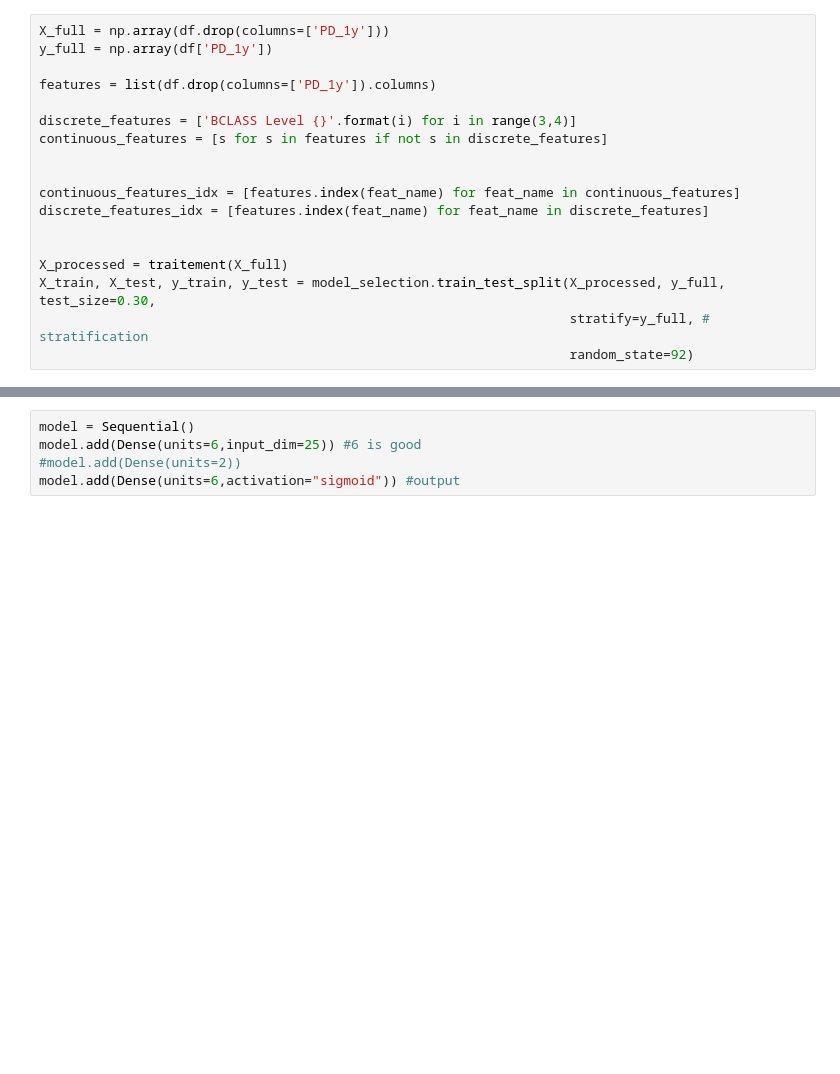
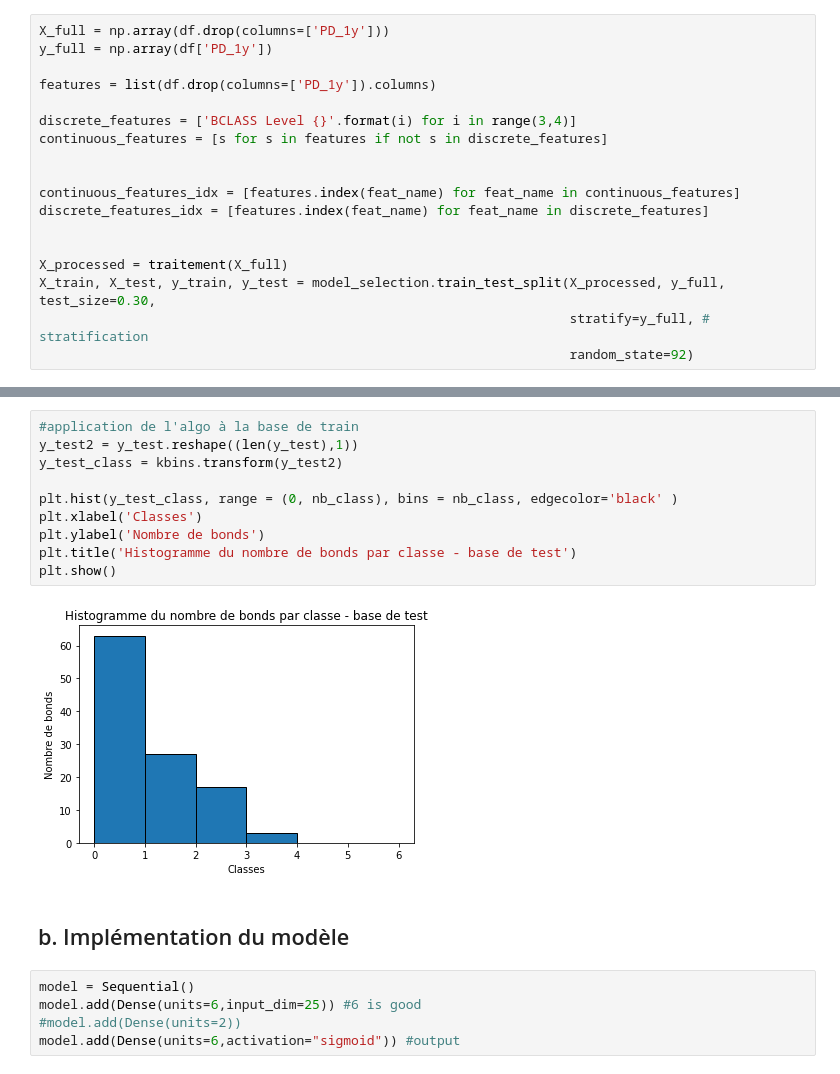
Before and after one commit to Rxzh/PD, a Jupyter notebook: Architecture réseaux de neurones.ipynb, the cells around one changed output, grey strips where cells are left out. Drawn from its saved outputs; the diff is of its cells as text; blank space fills up the shorter version.

```diff
--- a/Architecture réseaux de neurones.ipynb
+++ b/Architecture réseaux de neurones.ipynb
@@ -336,3 +448,17 @@ X_train, X_test, y_train, y_test = model_selection.train_test_split(X_processed,
+# %%
+#application de l'algo à la base de train
+y_test2 = y_test.reshape((len(y_test),1))
+y_test_class = kbins.transform(y_test2)
+
+plt.hist(y_test_class, range = (0, nb_class), bins = nb_class, edgecolor='black' )
+plt.xlabel('Classes')
+plt.ylabel('Nombre de bonds')
+plt.title('Histogramme du nombre de bonds par classe - base de test')
+plt.show()
+# %% [output]
+[figure, added]
+# %% [markdown]
+## b. Implémentation du modèle
 # %%
 model = Sequential()
 model.add(Dense(units=6,input_dim=25)) #6 is good
```
Also changed, not shown: parts of 46 cells of this notebook.
